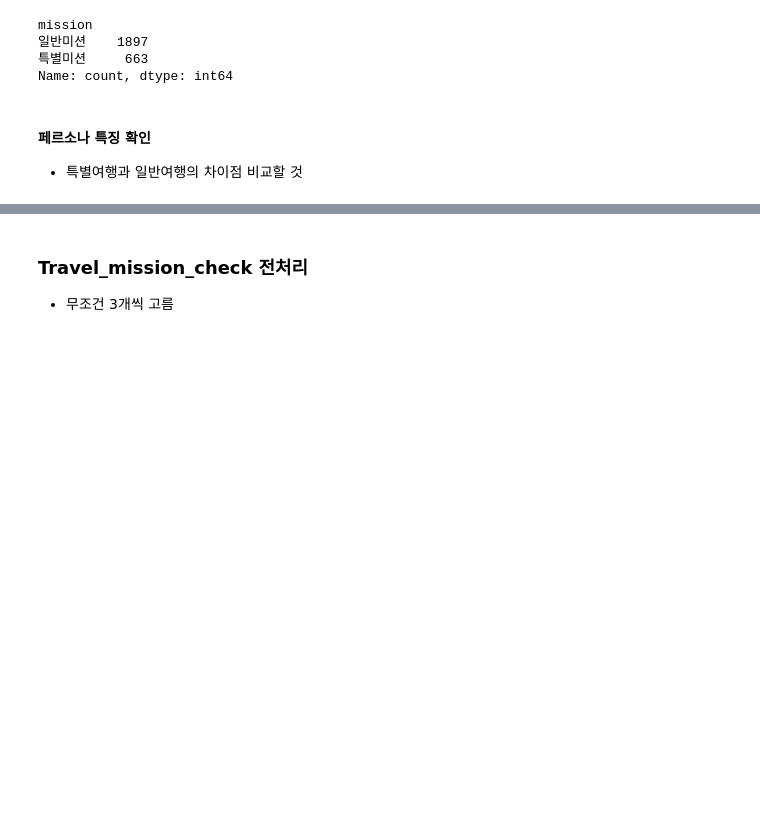
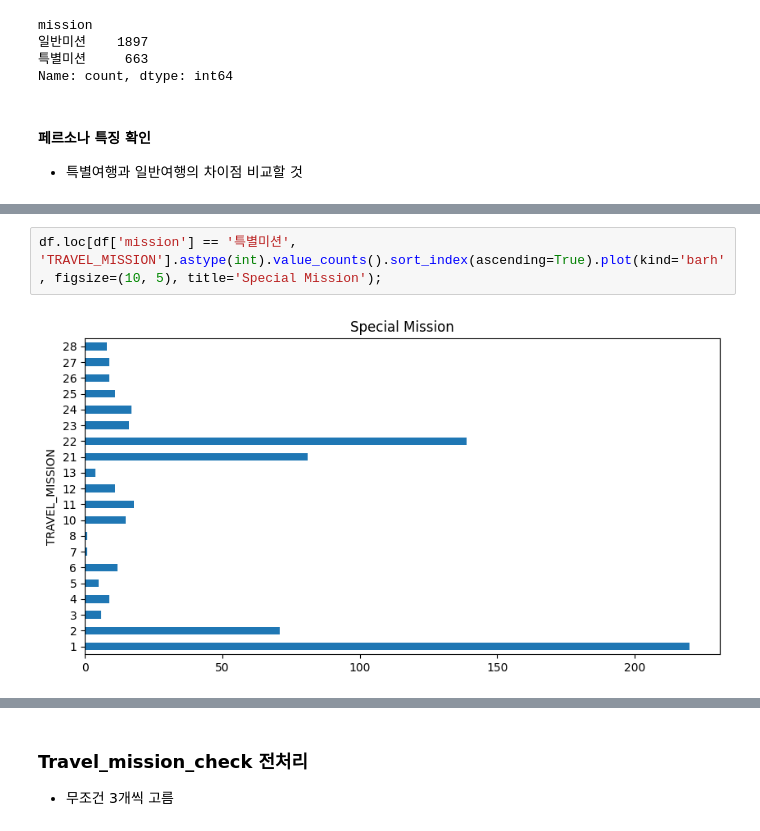
Before and after one commit to UnknwonD/GNN_Recommend, a Jupyter notebook: EDA/011_Travel_.ipynb, the cells around one changed output, grey strips where cells are left out. Drawn from its saved outputs; the diff is of its cells as text; blank space fills up the shorter version.

Commit message:
GNN 설계 : Travel 소비 합산

```diff
--- a/EDA/011_Travel_.ipynb
+++ b/EDA/011_Travel_.ipynb
@@ -132,0 +123,4 @@ df[df['mission'] == '특별미션']
+# %%
+df.loc[df['mission'] == '특별미션', 'TRAVEL_MISSION'].astype(int).value_counts().sort_index(ascending=True).plot(kind='barh', figsize=(10, 5), title='Special Mission');
+# %% [output]
+[figure, added]
```
Also changed, not shown: parts of 7 cells of this notebook, 4 other files.
